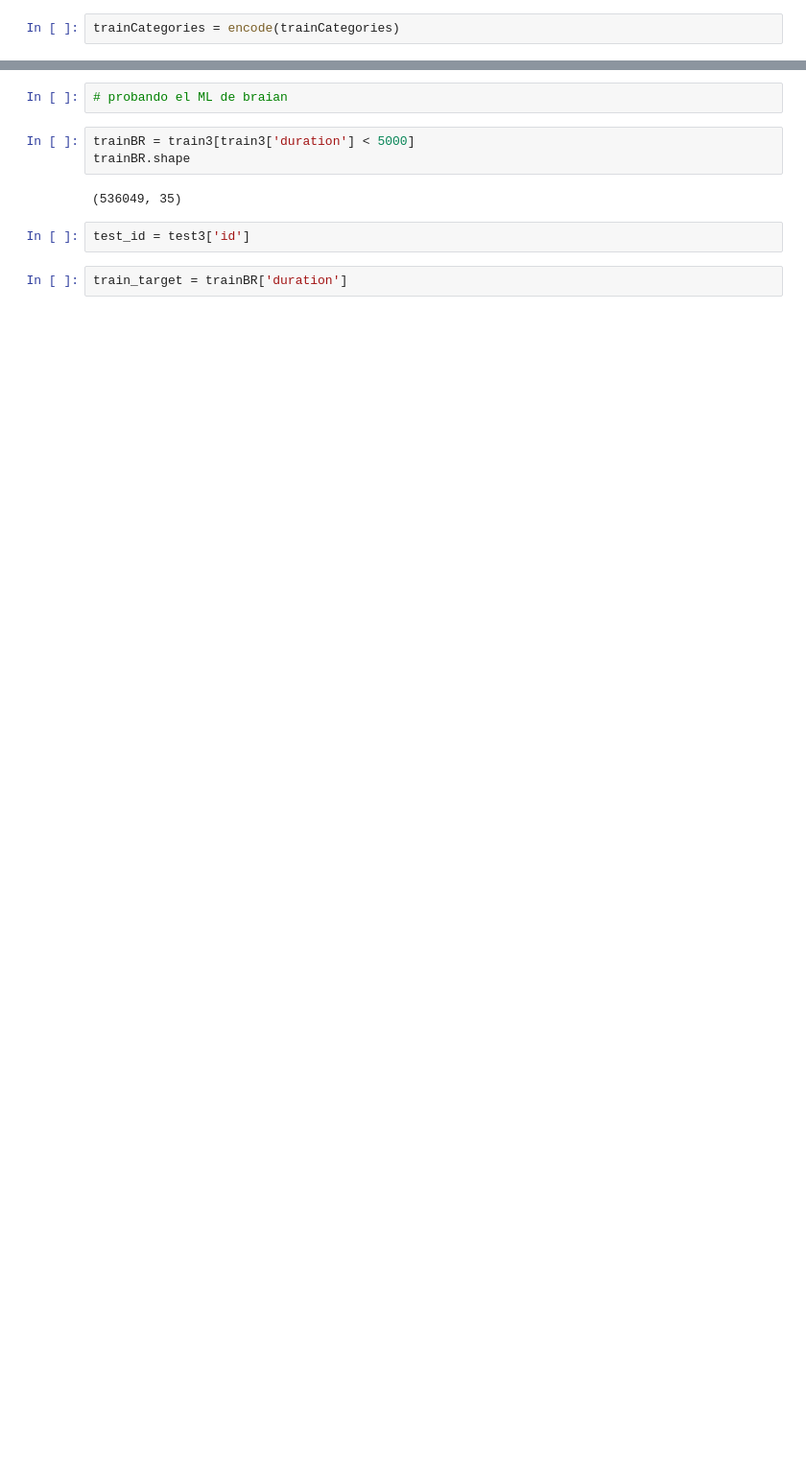
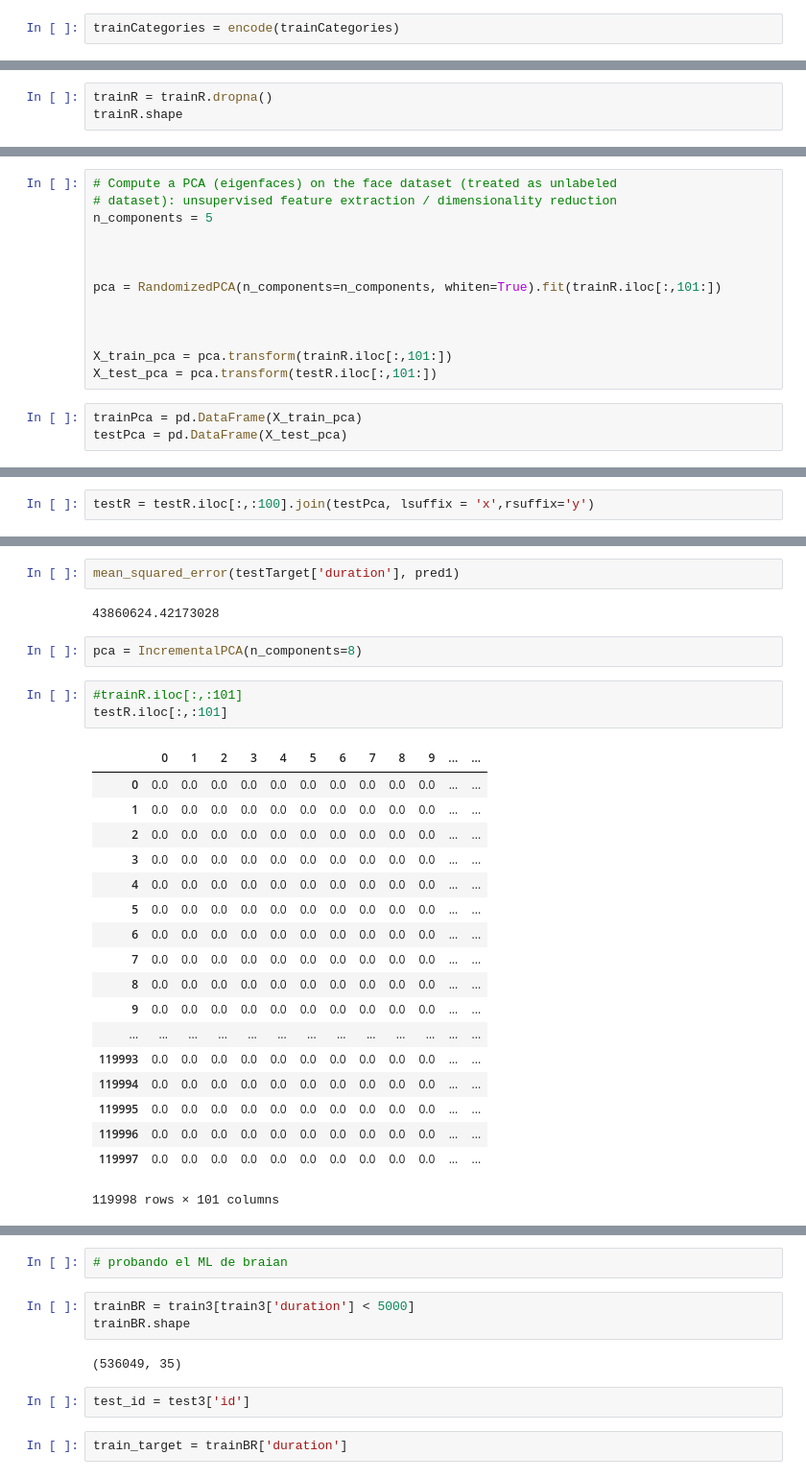
Before and after one commit to pabloernesto/sfBikes, a Jupyter notebook: scriptML_robert.ipynb, the cells around one changed output, grey strips where cells are left out. Shown at 96% size. Saved outputs shown, nothing was run; the diff lists cells and outputs as text; blank space fills up the shorter version.

```diff
--- a/scriptML_robert.ipynb
+++ b/scriptML_robert.ipynb
@@ -280,0 +345,3 @@ del trainNoCategories['events']
+# %%
+trainR = trainR.dropna()
+trainR.shape
@@ -280,0 +381,16 @@ del trainNoCategories['events']
+# %%
+# Compute a PCA (eigenfaces) on the face dataset (treated as unlabeled
+# dataset): unsupervised feature extraction / dimensionality reduction
+n_components = 5
+
+
+
+pca = RandomizedPCA(n_components=n_components, whiten=True).fit(trainR.iloc[:,101:])
+
+
+
+X_train_pca = pca.transform(trainR.iloc[:,101:])
+X_test_pca = pca.transform(testR.iloc[:,101:])
+# %%
+trainPca = pd.DataFrame(X_train_pca)
+testPca = pd.DataFrame(X_test_pca)
@@ -280,0 +399,2 @@ del trainNoCategories['events']
+# %%
+testR = testR.iloc[:,:100].join(testPca, lsuffix = 'x',rsuffix='y')
@@ -290,0 +484,28 @@ trainCategories.head()
+# %%
+mean_squared_error(testTarget['duration'], pred1)
+# %% [output]
+43860624.42173028
+# %%
+pca = IncrementalPCA(n_components=8)
+# %%
+#trainR.iloc[:,:101]
+testR.iloc[:,:101]
+# %% [output]
+|  | 0 | 1 | 2 | 3 | 4 | 5 | 6 | 7 | 8 | 9 | ... | ... |
+| 0 | 0.0 | 0.0 | 0.0 | 0.0 | 0.0 | 0.0 | 0.0 | 0.0 | 0.0 | 0.0 | ... | ... |
+| 1 | 0.0 | 0.0 | 0.0 | 0.0 | 0.0 | 0.0 | 0.0 | 0.0 | 0.0 | 0.0 | ... | ... |
+| 2 | 0.0 | 0.0 | 0.0 | 0.0 | 0.0 | 0.0 | 0.0 | 0.0 | 0.0 | 0.0 | ... | ... |
+| 3 | 0.0 | 0.0 | 0.0 | 0.0 | 0.0 | 0.0 | 0.0 | 0.0 | 0.0 | 0.0 | ... | ... |
+| 4 | 0.0 | 0.0 | 0.0 | 0.0 | 0.0 | 0.0 | 0.0 | 0.0 | 0.0 | 0.0 | ... | ... |
+| 5 | 0.0 | 0.0 | 0.0 | 0.0 | 0.0 | 0.0 | 0.0 | 0.0 | 0.0 | 0.0 | ... | ... |
+| 6 | 0.0 | 0.0 | 0.0 | 0.0 | 0.0 | 0.0 | 0.0 | 0.0 | 0.0 | 0.0 | ... | ... |
+| 7 | 0.0 | 0.0 | 0.0 | 0.0 | 0.0 | 0.0 | 0.0 | 0.0 | 0.0 | 0.0 | ... | ... |
+| 8 | 0.0 | 0.0 | 0.0 | 0.0 | 0.0 | 0.0 | 0.0 | 0.0 | 0.0 | 0.0 | ... | ... |
+| 9 | 0.0 | 0.0 | 0.0 | 0.0 | 0.0 | 0.0 | 0.0 | 0.0 | 0.0 | 0.0 | ... | ... |
+| ... | ... | ... | ... | ... | ... | ... | ... | ... | ... | ... | ... | ... |
+| 119993 | 0.0 | 0.0 | 0.0 | 0.0 | 0.0 | 0.0 | 0.0 | 0.0 | 0.0 | 0.0 | ... | ... |
+| 119994 | 0.0 | 0.0 | 0.0 | 0.0 | 0.0 | 0.0 | 0.0 | 0.0 | 0.0 | 0.0 | ... | ... |
+| 119995 | 0.0 | 0.0 | 0.0 | 0.0 | 0.0 | 0.0 | 0.0 | 0.0 | 0.0 | 0.0 | ... | ... |
+| 119996 | 0.0 | 0.0 | 0.0 | 0.0 | 0.0 | 0.0 | 0.0 | 0.0 | 0.0 | 0.0 | ... | ... |
+| 119997 | 0.0 | 0.0 | 0.0 | 0.0 | 0.0 | 0.0 | 0.0 | 0.0 | 0.0 | 0.0 | ... | ... |
+119998 rows × 101 columns
```
Also changed, not shown: parts of 67 cells of this notebook.
